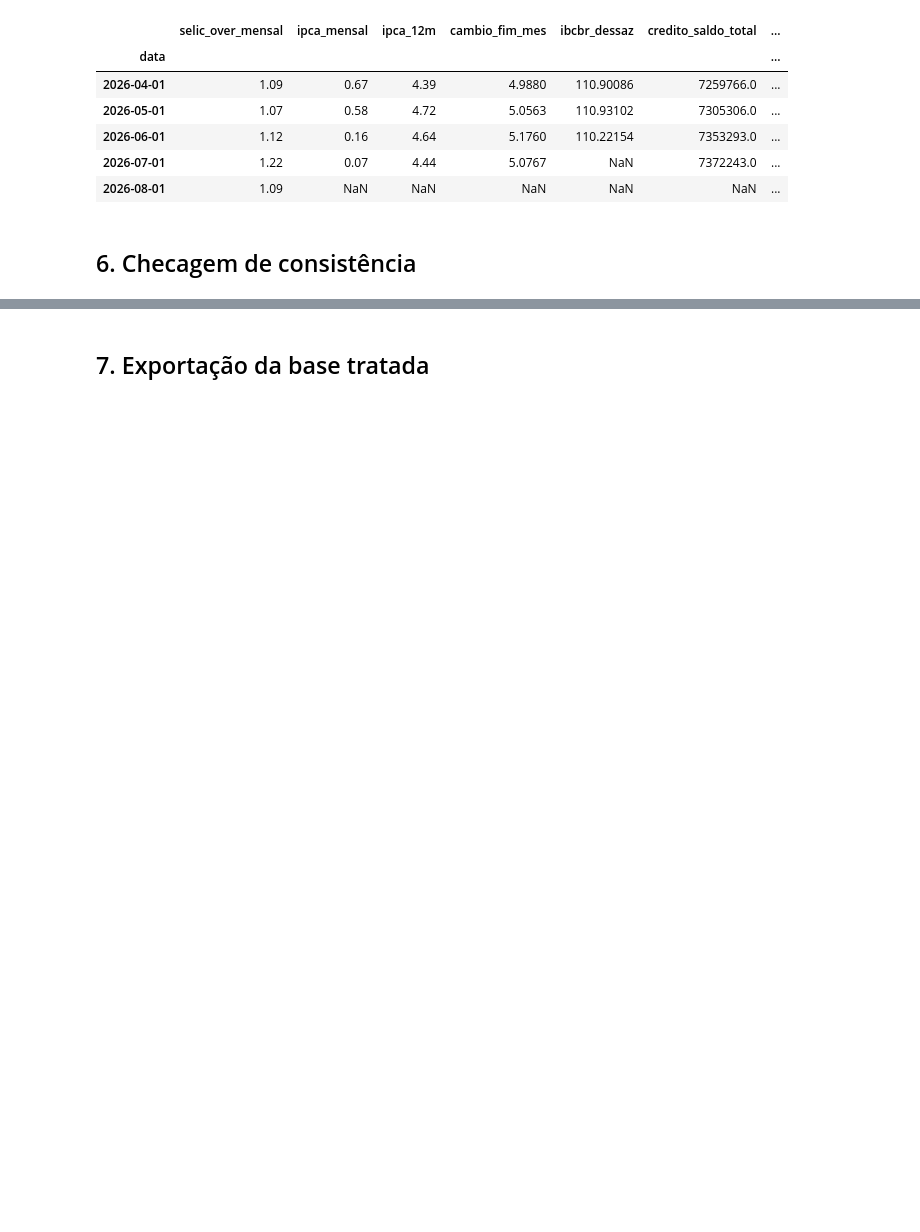
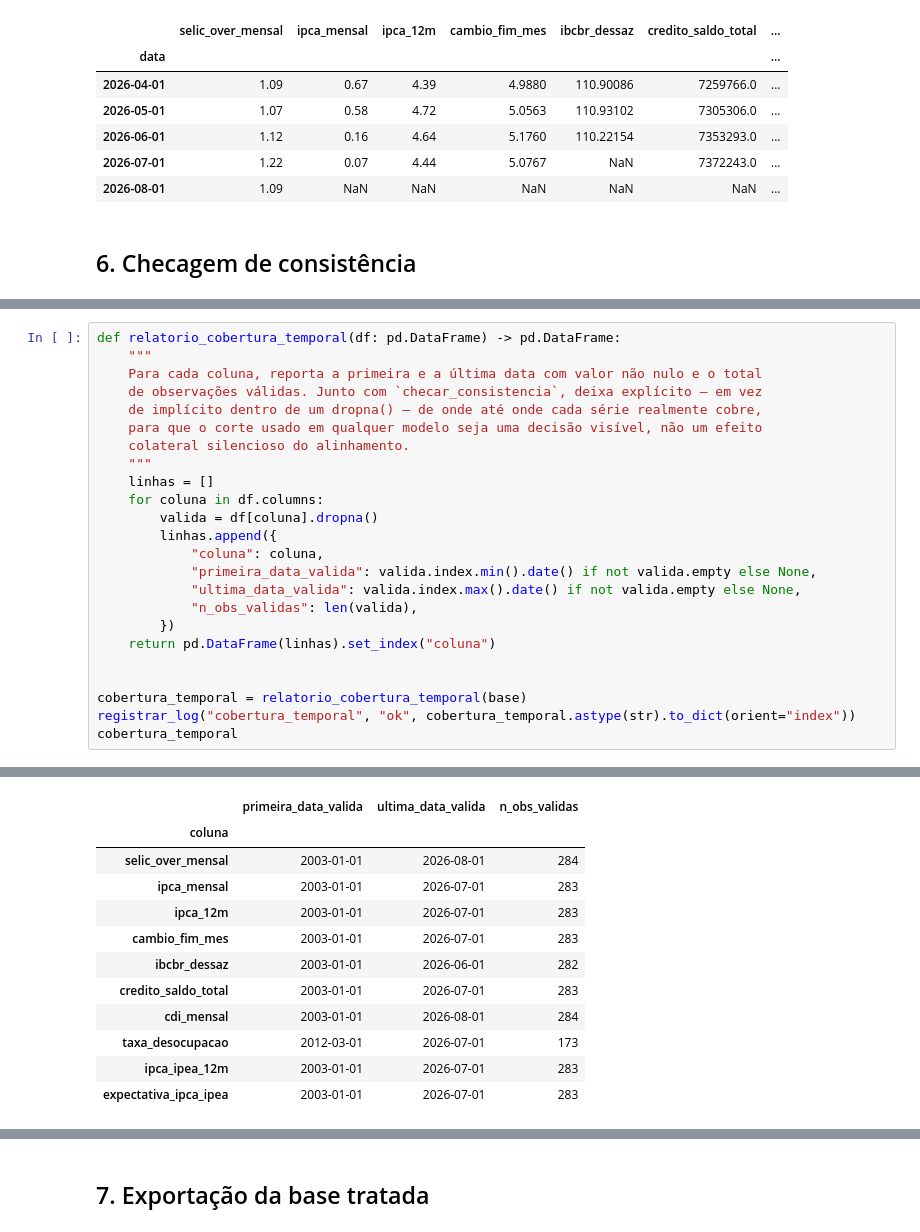
Before and after one commit to CarlosRoza/Projetos_dissertacao, a Jupyter notebook: testeghia.ipynb, the cells around one changed output, grey strips where cells are left out. Cells and saved outputs as stored; diff of their text form; blank space fills up the shorter version.

```diff
--- a/testeghia.ipynb
+++ b/testeghia.ipynb
@@ -481,0 +499,25 @@ relatorio
+# %%
+def relatorio_cobertura_temporal(df: pd.DataFrame) -> pd.DataFrame:
+    """
+    Para cada coluna, reporta a primeira e a última data com valor não nulo e o total
+    de observações válidas. Junto com `checar_consistencia`, deixa explícito — em vez
+    de implícito dentro de um dropna() — de onde até onde cada série realmente cobre,
+    para que o corte usado em qualquer modelo seja uma decisão visível, não um efeito
+    colateral silencioso do alinhamento.
+    """
+    linhas = []
+    for coluna in df.columns:
+        valida = df[coluna].dropna()
+        linhas.append({
+            "coluna": coluna,
+            "primeira_data_valida": valida.index.min().date() if not valida.empty else None,
+            "ultima_data_valida": valida.index.max().date() if not valida.empty else None,
+            "n_obs_validas": len(valida),
+        })
+    return pd.DataFrame(linhas).set_index("coluna")
+
+
+cobertura_temporal = relatorio_cobertura_temporal(base)
+registrar_log("cobertura_temporal", "ok", cobertura_temporal.astype(str).to_dict(orient="index"))
+cobertura_temporal
+# %% [output]
@@ -481,0 +525,12 @@ relatorio
+|  | primeira_data_valida | ultima_data_valida | n_obs_validas |
+| coluna |  |  |  |
+| selic_over_mensal | 2003-01-01 | 2026-08-01 | 284 |
+| ipca_mensal | 2003-01-01 | 2026-07-01 | 283 |
+| ipca_12m | 2003-01-01 | 2026-07-01 | 283 |
+| cambio_fim_mes | 2003-01-01 | 2026-07-01 | 283 |
+| ibcbr_dessaz | 2003-01-01 | 2026-06-01 | 282 |
+| credito_saldo_total | 2003-01-01 | 2026-07-01 | 283 |
+| cdi_mensal | 2003-01-01 | 2026-08-01 | 284 |
+| taxa_desocupacao | 2012-03-01 | 2026-07-01 | 173 |
+| ipca_ipea_12m | 2003-01-01 | 2026-07-01 | 283 |
+| expectativa_ipca_ipea | 2003-01-01 | 2026-07-01 | 283 |
```
Also changed, not shown: parts of 24 cells of this notebook.
